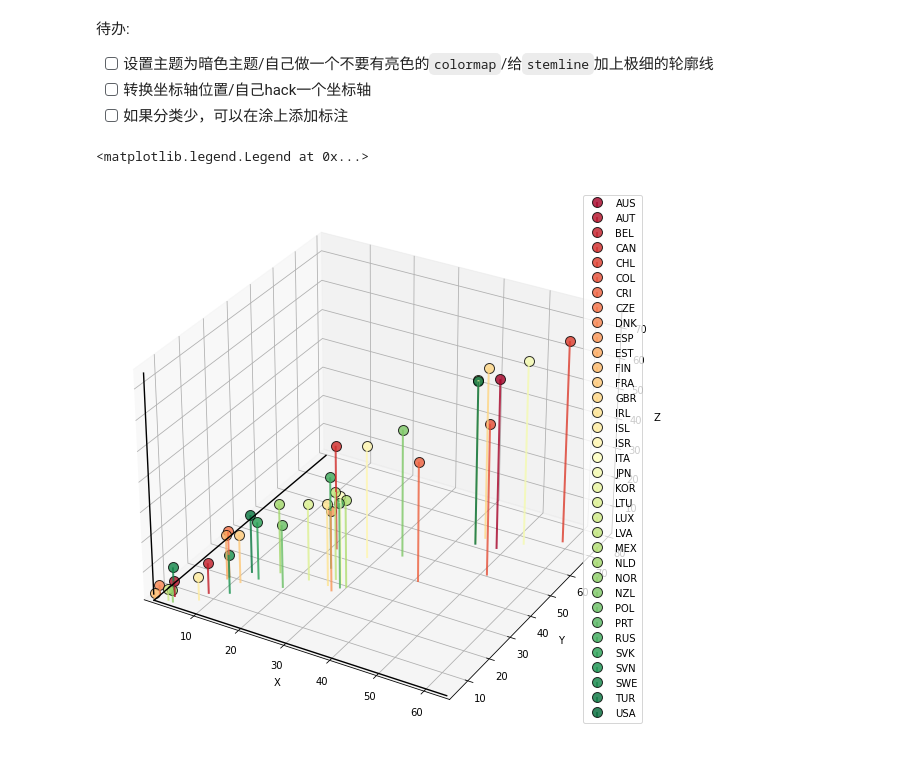
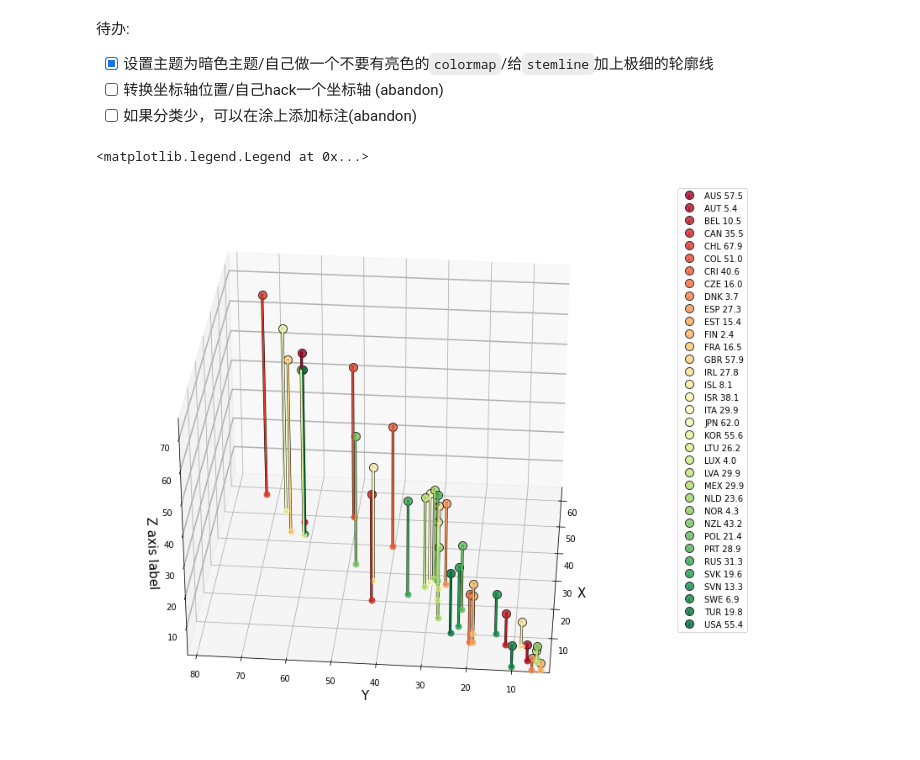
Before and after one commit to Ziqi-Yang/math_modeling_scripts, a Jupyter notebook: draw_charts/3D/mine-evulation.ipynb, the cells around one changed output. Drawn from its saved outputs; the diff is of its cells as text; code cells hidden in the pictures.

```diff
--- a/draw_charts/3D/mine-evulation.ipynb
+++ b/draw_charts/3D/mine-evulation.ipynb
@@ -1,8 +1,8 @@
 # %% [markdown]
 待办:
-- [ ] 设置主题为暗色主题/自己做一个不要有亮色的`colormap`/给`stemline`加上极细的轮廓线
-- [ ] 转换坐标轴位置/自己hack一个坐标轴
-- [ ] 如果分类少，可以在涂上添加标注
+- [x] 设置主题为暗色主题/自己做一个不要有亮色的`colormap`/给`stemline`加上极细的轮廓线
+- [ ] 转换坐标轴位置/自己hack一个坐标轴 (abandon)
+- [ ] 如果分类少，可以在涂上添加标注(abandon)
 # %%
 import matplotlib.pyplot as plt
 import pandas as pd
@@ -15,46 +15,55 @@ df.apply(lambda col: list(map(lambda x: (x- col.mean())/col.std(),col)), axis=0)
 df.reset_index(inplace=True)
 final_score = df["complex_HH"] * 0.35 + df["complex_PRIV"] * 0.65
 # %%
-fig = plt.figure(figsize=(12,10))
+fig = plt.figure(figsize=(16,12))
 ax = fig.add_subplot(projection="3d")
 
 cmap = plt.get_cmap("RdYlGn")
 colors = [cmap(i) for i in np.linspace(0,1,len(df.index))]
 X = df["complex_HH"]
 Y = df["complex_PRIV"]
 Z = final_score
-labels = df["Country"]
+labels = list(map(lambda x: " ".join(x),zip(df["Country"],map(lambda x: str(round(x,1)),Z))))
 
 for i in range(len(df.index)):
-    markerline, stemlines, baseline = ax.stem(x=[X[i]],y=[Y[i]],z=[Z[i]],label=labels[i]) # 注意x,y,z传入的要是可迭代对象
     color = [x for x in colors[i]]
     color[-1] = .8 # set alpha
 
-    plt.setp(stemlines,color=color,lw=2)
+    # 由于有些颜色太亮，需要加上轮廓线，这里hack出stemlines的轮廓线
+    ax.plot([X[i],X[i]],[Y[i],Y[i]],[0,Z[i]],**dict(color='black', linewidth=3))
+
+    markerline, stemlines, baseline = ax.stem(x=[X[i]],y=[Y[i]],z=[Z[i]],label=labels[i]) # 注意x,y,z传入的要是可迭代对象
+
+    # 画出底盘
+    ax.scatter(X[i],Y[i],zs=0,zdir="z",c=[color],s=48,alpha=.8)
+
+    plt.setp(stemlines,color=colors[i],lw=2) # 完全不透明,遮住后面的黑色线
     # plt.setp(stemlines,"color",(0,0,0,.7))
     plt.setp(markerline,color=color,markersize=10,markeredgewidth=1,markeredgecolor=(0,0,0,.8))
     plt.setp(baseline,"color",(0,0,0,0))
+
+
 
 # Set limits of the plot from coord limits
 xmin, xmax = X.min() * 0.9, X.max() * 1.1
 ymin, ymax = Y.min() * 0.9, Y.max() * 1.1
 zmin, zmax = Z.min() * 0.9, Z.max() * 1.1
 ax.set(xlim=[xmin, xmax], ylim=[ymin, ymax], zlim=[zmin, zmax])
 
 # Plot edges
-edges_kw = dict(color='black', linewidth=1.4, zorder=1e3)
-ax.plot([xmin, xmin], [ymin, ymax], 0, **edges_kw)
-ax.plot([xmin, xmax], [ymin, ymin], 0, **edges_kw)
-ax.plot([xmin, xmin], [ymin, ymin], [zmin, zmax], **edges_kw)
+# edges_kw = dict(color='black', linewidth=1.4, zorder=1e3)
+# ax.plot([xmin, xmin], [ymin, ymax], 0, **edges_kw)
+# ax.plot([xmin, xmax], [ymin, ymin], 0, **edges_kw)
+# ax.plot([xmin, xmin], [ymin, ymin], [zmin, zmax], **edges_kw)
 
-# Set labels and zticks
-ax.set(
-    xlabel="X",
-    ylabel='Y',
-    zlabel='Z',
-)
 
-plt.legend()
+ax.set_xlabel("X" , fontsize=15)
+ax.set_ylabel("Y", fontsize=15)
+ax.set_zlabel("Z axis label" , fontsize=15)
+
+ax.view_init(30,185)
+ax.zaxis._axinfo["grid"].update({"linewidth":1.5})
+plt.legend(bbox_to_anchor=(1.05, 1),loc=2,borderaxespad=0.)
 # %% [output]
 <matplotlib.legend.Legend at 0x...>
-[figure, old version]
+[figure, new version]
```
Also changed, not shown: parts of 1 cell of this notebook.
